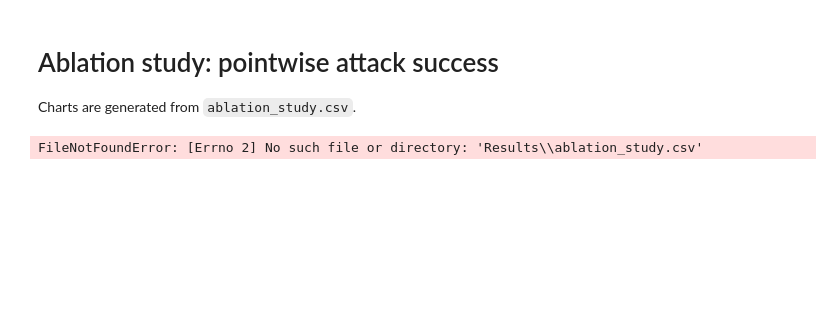
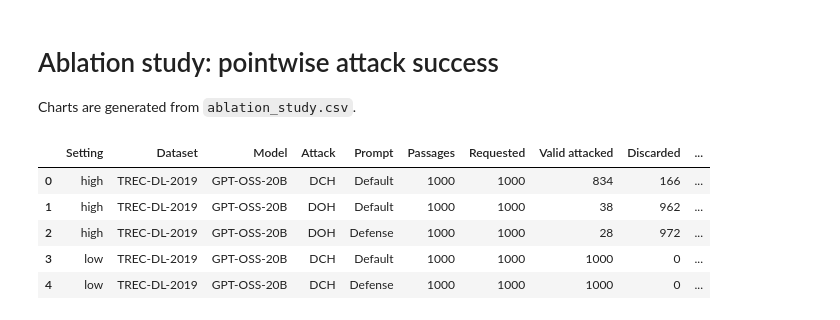
Before and after one commit to kaisergrimlock/LLM-Ranker-Attack, a Jupyter notebook: Results/ablation_study_visualization.ipynb, the cells around one changed output. Drawn from its saved outputs; the diff is of its cells as text; code cells hidden in the pictures; blank space fills up the shorter version.

Commit message:
updated ablation study

```diff
--- a/Results/ablation_study_visualization.ipynb
+++ b/Results/ablation_study_visualization.ipynb
@@ -4,17 +4,24 @@ Charts are generated from `ablation_study.csv`.
 # %%
 from pathlib import Path
 import pandas as pd
 import seaborn as sns
 import matplotlib.pyplot as plt
 
 candidates = [Path('ablation_study.csv'), Path('Results/ablation_study.csv'), Path.cwd().parent / 'Results' / 'ablation_study.csv']
 csv_path = next((p for p in candidates if p.exists()), None)
 if csv_path is None:
     raise FileNotFoundError('ablation_study.csv not found. Run: python Results/update_ablation_study.py')
 df = pd.read_csv(csv_path)
+if 'Setting' not in df.columns and 'Reasoning effort' in df.columns:
+    df = df.rename(columns={'Reasoning effort': 'Setting'})
 df.head()
 # %% [output]
-FileNotFoundError: [Errno 2] No such file or directory: 'Results\\ablation_study.csv'
+|  | Setting | Dataset | Model | Attack | Prompt | Passages | Requested | Valid attacked | Discarded | ... |
+| 0 | high | TREC-DL-2019 | GPT-OSS-20B | DCH | Default | 1000 | 1000 | 834 | 166 | ... |
+| 1 | high | TREC-DL-2019 | GPT-OSS-20B | DOH | Default | 1000 | 1000 | 38 | 962 | ... |
+| 2 | high | TREC-DL-2019 | GPT-OSS-20B | DOH | Defense | 1000 | 1000 | 28 | 972 | ... |
+| 3 | low | TREC-DL-2019 | GPT-OSS-20B | DCH | Default | 1000 | 1000 | 1000 | 0 | ... |
+| 4 | low | TREC-DL-2019 | GPT-OSS-20B | DCH | Defense | 1000 | 1000 | 1000 | 0 | ... |
 # %%
 sns.set_theme(style='whitegrid', context='talk')
 
```
Also changed, not shown: parts of 2 cells of this notebook, 3 other files.
